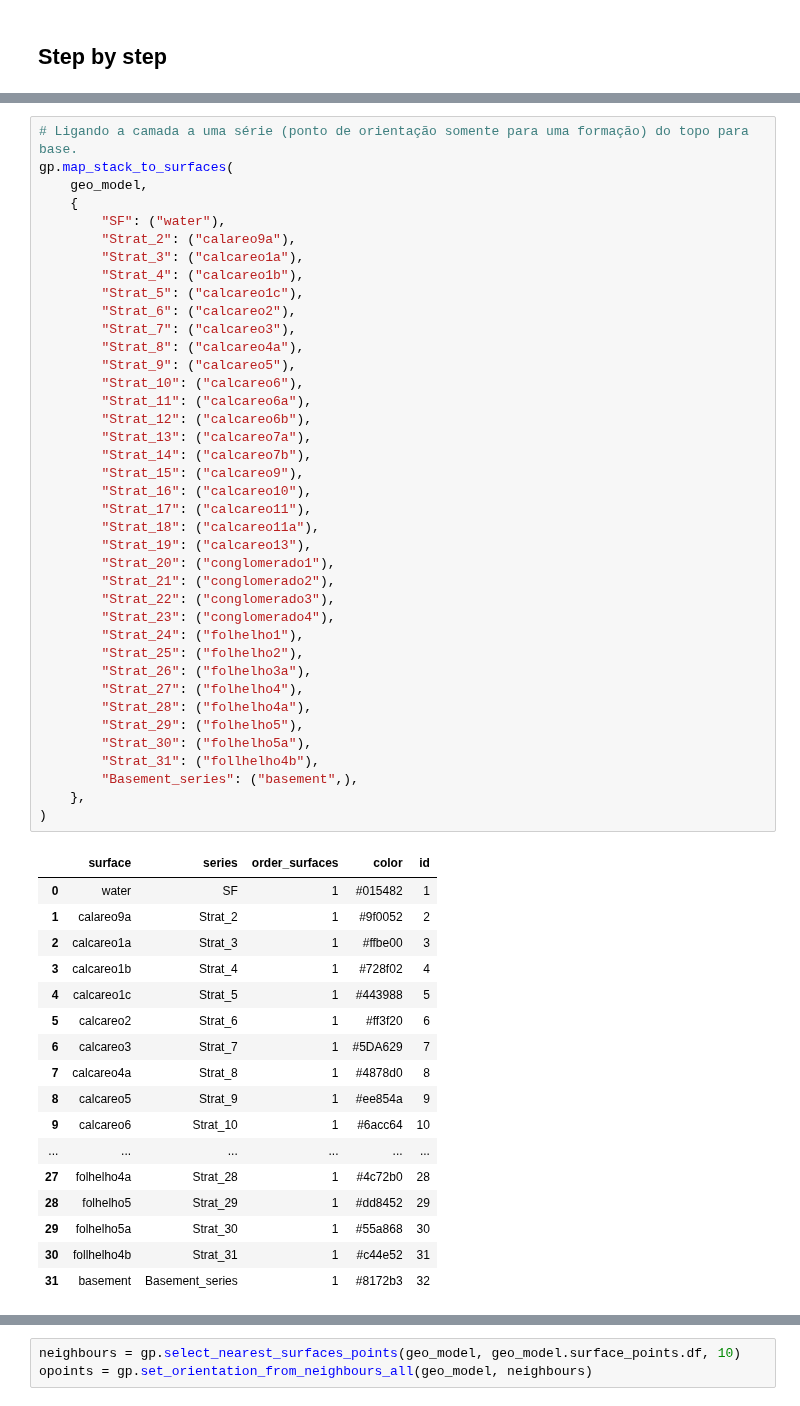
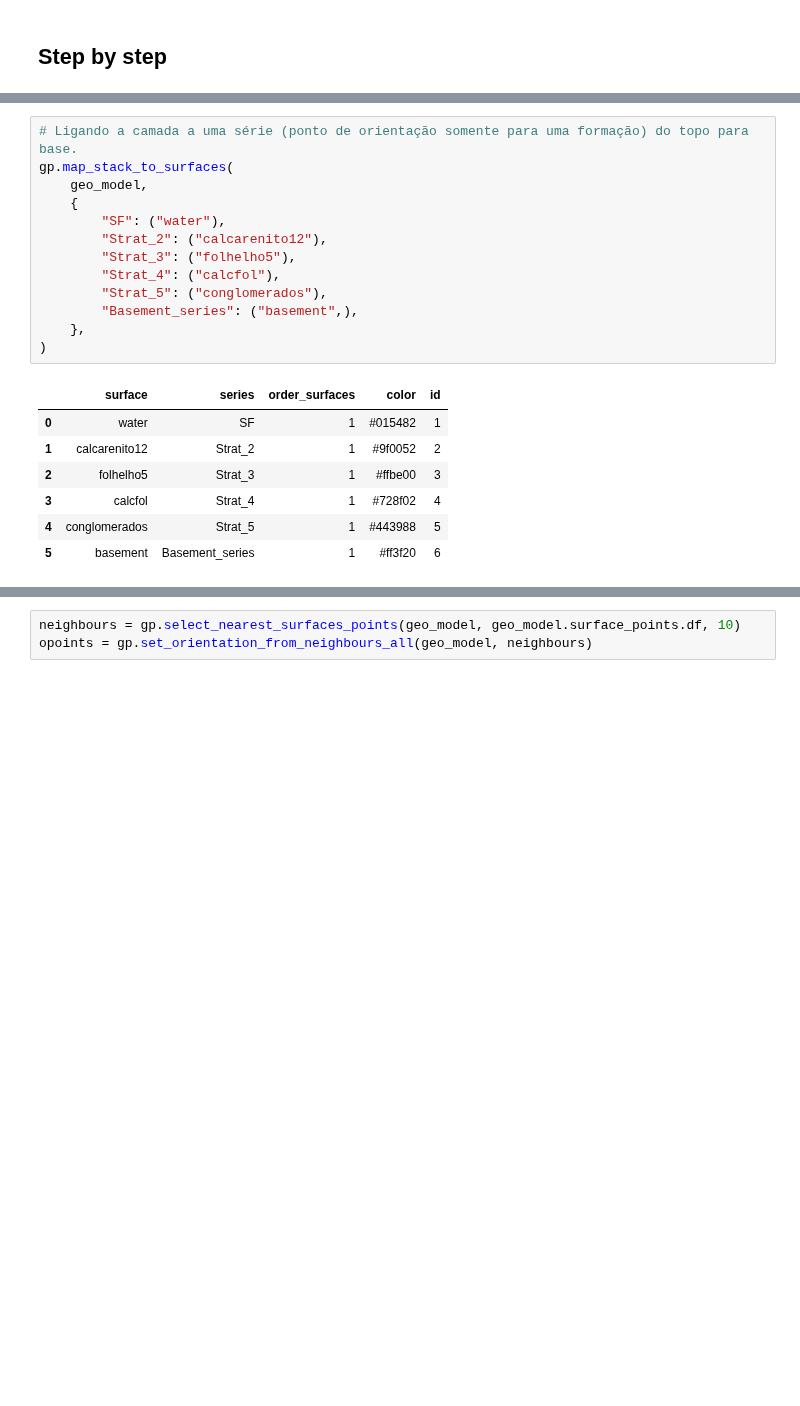
Before and after one commit to PR-4/3Dmodels, a Jupyter notebook: programs/Paper_1/modelo.ipynb, the cells around one changed output, grey strips where cells are left out. Cells and saved outputs as stored; diff of their text form; blank space fills up the shorter version.

```diff
--- a/programs/Paper_1/modelo.ipynb
+++ b/programs/Paper_1/modelo.ipynb
@@ -57,60 +47,24 @@ gp.get_data(
 # %%
 # Ligando a camada a uma série (ponto de orientação somente para uma formação) do topo para base.
 gp.map_stack_to_surfaces(
     geo_model,
     {
         "SF": ("water"),
-        "Strat_2": ("calareo9a"),
-        "Strat_3": ("calcareo1a"),
-        "Strat_4": ("calcareo1b"),
-        "Strat_5": ("calcareo1c"),
-        "Strat_6": ("calcareo2"),
-        "Strat_7": ("calcareo3"),
-        "Strat_8": ("calcareo4a"),
-        "Strat_9": ("calcareo5"),
-        "Strat_10": ("calcareo6"),
-        "Strat_11": ("calcareo6a"),
-        "Strat_12": ("calcareo6b"),
-        "Strat_13": ("calcareo7a"),
-        "Strat_14": ("calcareo7b"),
-        "Strat_15": ("calcareo9"),
-        "Strat_16": ("calcareo10"),
-        "Strat_17": ("calcareo11"),
-        "Strat_18": ("calcareo11a"),
-        "Strat_19": ("calcareo13"),
-        "Strat_20": ("conglomerado1"),
-        "Strat_21": ("conglomerado2"),
-        "Strat_22": ("conglomerado3"),
-        "Strat_23": ("conglomerado4"),
-        "Strat_24": ("folhelho1"),
-        "Strat_25": ("folhelho2"),
-        "Strat_26": ("folhelho3a"),
-        "Strat_27": ("folhelho4"),
-        "Strat_28": ("folhelho4a"),
-        "Strat_29": ("folhelho5"),
-        "Strat_30": ("folhelho5a"),
-        "Strat_31": ("follhelho4b"),
+        "Strat_2": ("calcarenito12"),
+        "Strat_3": ("folhelho5"),
+        "Strat_4": ("calcfol"),
+        "Strat_5": ("conglomerados"),
         "Basement_series": ("basement",),
     },
 )
 # %% [output]
 |  | surface | series | order_surfaces | color | id |
 | 0 | water | SF | 1 | #015482 | 1 |
-| 1 | calareo9a | Strat_2 | 1 | #9f0052 | 2 |
-| 2 | calcareo1a | Strat_3 | 1 | #ffbe00 | 3 |
-| 3 | calcareo1b | Strat_4 | 1 | #728f02 | 4 |
-| 4 | calcareo1c | Strat_5 | 1 | #443988 | 5 |
-| 5 | calcareo2 | Strat_6 | 1 | #ff3f20 | 6 |
-| 6 | calcareo3 | Strat_7 | 1 | #5DA629 | 7 |
-| 7 | calcareo4a | Strat_8 | 1 | #4878d0 | 8 |
-| 8 | calcareo5 | Strat_9 | 1 | #ee854a | 9 |
-| 9 | calcareo6 | Strat_10 | 1 | #6acc64 | 10 |
-| ... | ... | ... | ... | ... | ... |
-| 27 | folhelho4a | Strat_28 | 1 | #4c72b0 | 28 |
-| 28 | folhelho5 | Strat_29 | 1 | #dd8452 | 29 |
-| 29 | folhelho5a | Strat_30 | 1 | #55a868 | 30 |
-| 30 | follhelho4b | Strat_31 | 1 | #c44e52 | 31 |
-| 31 | basement | Basement_series | 1 | #8172b3 | 32 |
+| 1 | calcarenito12 | Strat_2 | 1 | #9f0052 | 2 |
+| 2 | folhelho5 | Strat_3 | 1 | #ffbe00 | 3 |
+| 3 | calcfol | Strat_4 | 1 | #728f02 | 4 |
+| 4 | conglomerados | Strat_5 | 1 | #443988 | 5 |
+| 5 | basement | Basement_series | 1 | #ff3f20 | 6 |
 # %%
 geo_model.series
 # %% [output]
```
Also changed, not shown: parts of 16 cells of this notebook, 12 other files.
